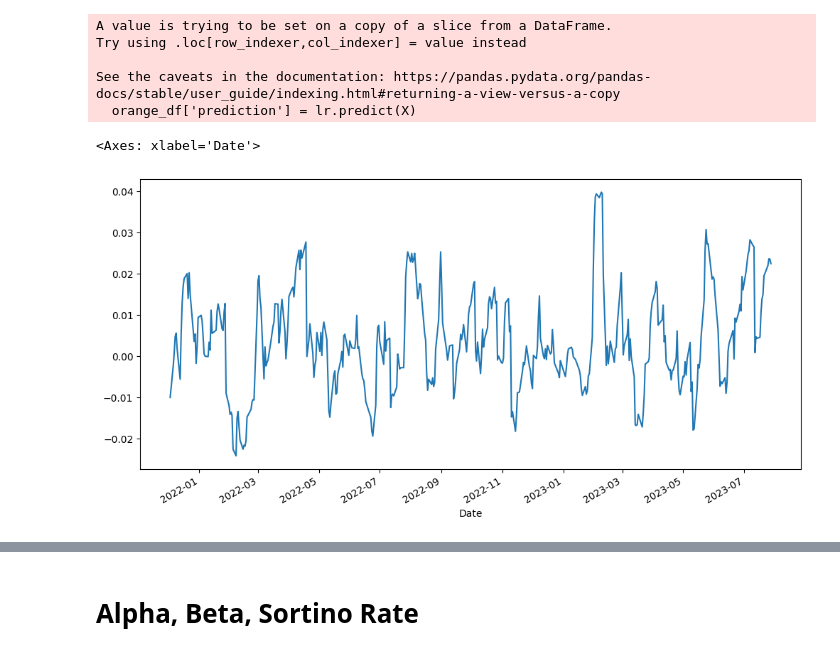
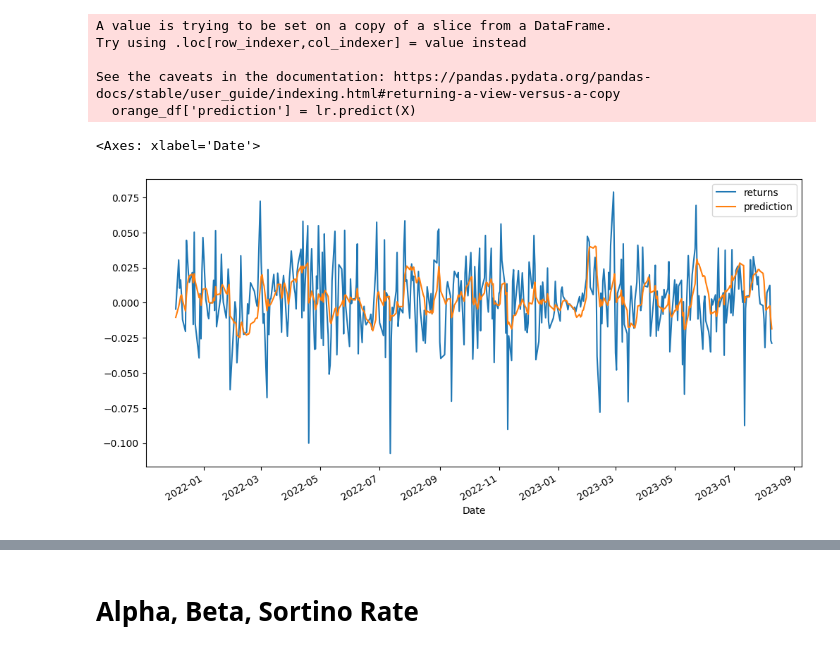
Before and after one commit to prrm4k/algorithmic_prediction, a Jupyter notebook: Algorithmic_trading.ipynb, the cells around one changed output, grey strips where cells are left out. Saved outputs shown, nothing was run; the diff lists cells and outputs as text; code cells hidden in the pictures.

```diff
--- a/Algorithmic_trading.ipynb
+++ b/Algorithmic_trading.ipynb
@@ -108,10 +117,10 @@ Try using .loc[row_indexer,col_indexer] = value instead
 See the caveats in the documentation: https://pandas.pydata.org/pandas-docs/stable/user_guide/indexing.html#returning-a-view-versus-a-copy
   orange_df['prediction'] = lr.predict(X)
 # %%
-orange_df['prediction'].plot()
+orange_df[['returns','prediction']].plot()
 # %% [output]
 <Axes: xlabel='Date'>
-[figure, old version]
+[figure, new version]
 # %%
 orange_df['position'] = np.sign(orange_df.prediction)
 orange_df['strategy'] = orange_df.returns * orange_df.position.shift(1)
```
Also changed, not shown: parts of 36 cells of this notebook.
